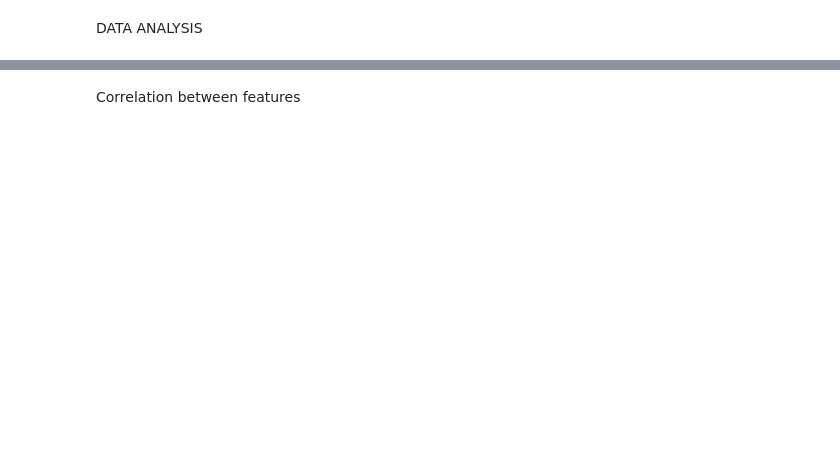
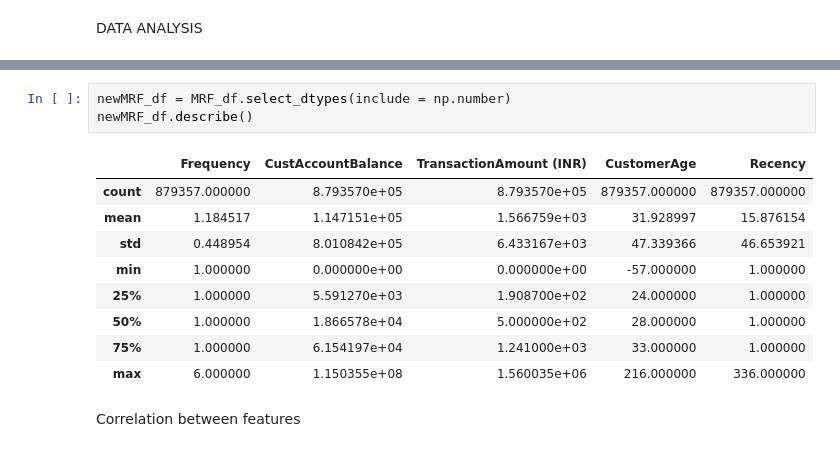
Before and after one commit to spraxx/DSProject, a Jupyter notebook: CustomerSegmentationNotebook.ipynb, the cells around one changed output, grey strips where cells are left out. Drawn from its saved outputs; the diff is of its cells as text; blank space fills up the shorter version.

```diff
--- a/CustomerSegmentationNotebook.ipynb
+++ b/CustomerSegmentationNotebook.ipynb
@@ -240,3 +233,16 @@ MRF_df.describe()
+# %%
+newMRF_df = MRF_df.select_dtypes(include = np.number)
+newMRF_df.describe()
+# %% [output]
+|  | Frequency | CustAccountBalance | TransactionAmount (INR) | CustomerAge | Recency |
+| count | 879357.000000 | 8.793570e+05 | 8.793570e+05 | 879357.000000 | 879357.000000 |
+| mean | 1.184517 | 1.147151e+05 | 1.566759e+03 | 31.928997 | 15.876154 |
+| std | 0.448954 | 8.010842e+05 | 6.433167e+03 | 47.339366 | 46.653921 |
+| min | 1.000000 | 0.000000e+00 | 0.000000e+00 | -57.000000 | 1.000000 |
+| 25% | 1.000000 | 5.591270e+03 | 1.908700e+02 | 24.000000 | 1.000000 |
+| 50% | 1.000000 | 1.866578e+04 | 5.000000e+02 | 28.000000 | 1.000000 |
+| 75% | 1.000000 | 6.154197e+04 | 1.241000e+03 | 33.000000 | 1.000000 |
+| max | 6.000000 | 1.150355e+08 | 1.560035e+06 | 216.000000 | 336.000000 |
 # %% [markdown]
 Correlation between features
 # %%
```
Also changed, not shown: parts of 15 cells of this notebook.
